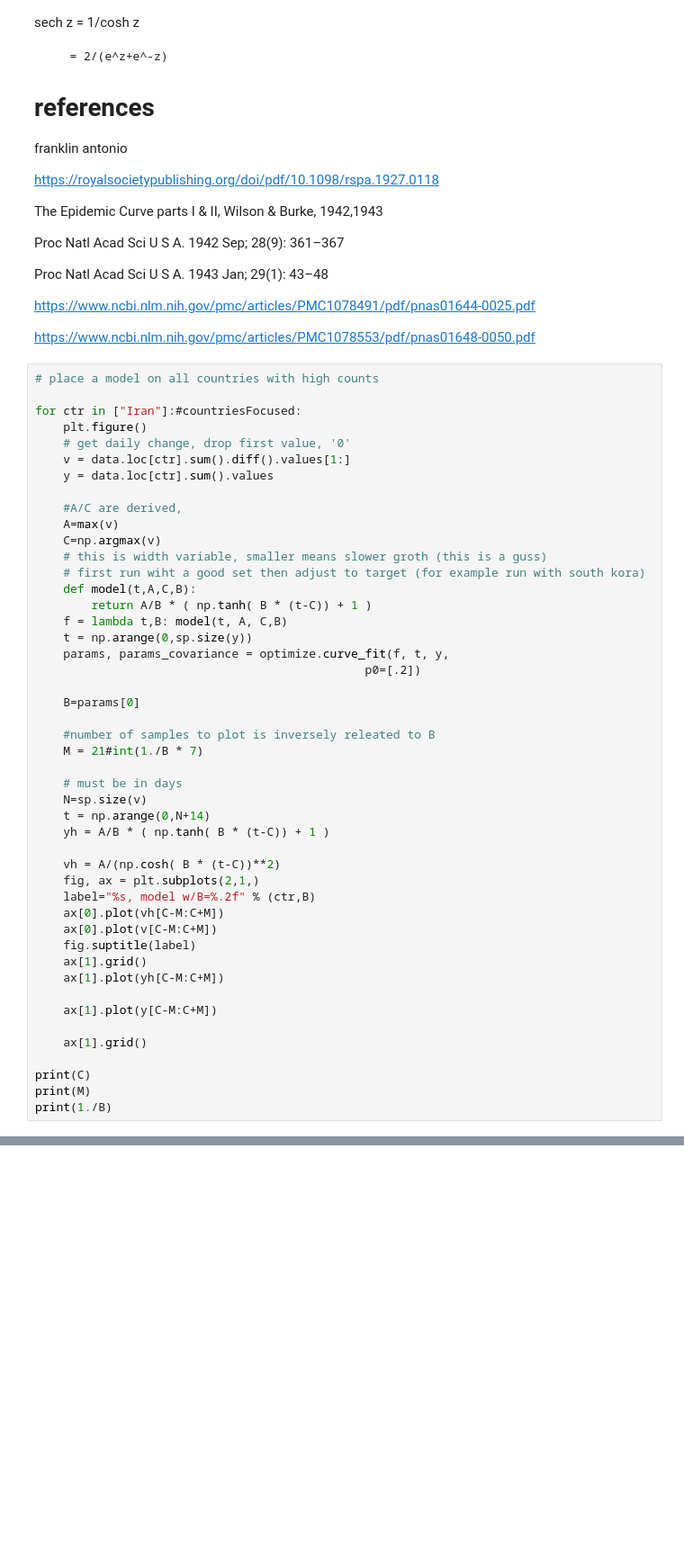
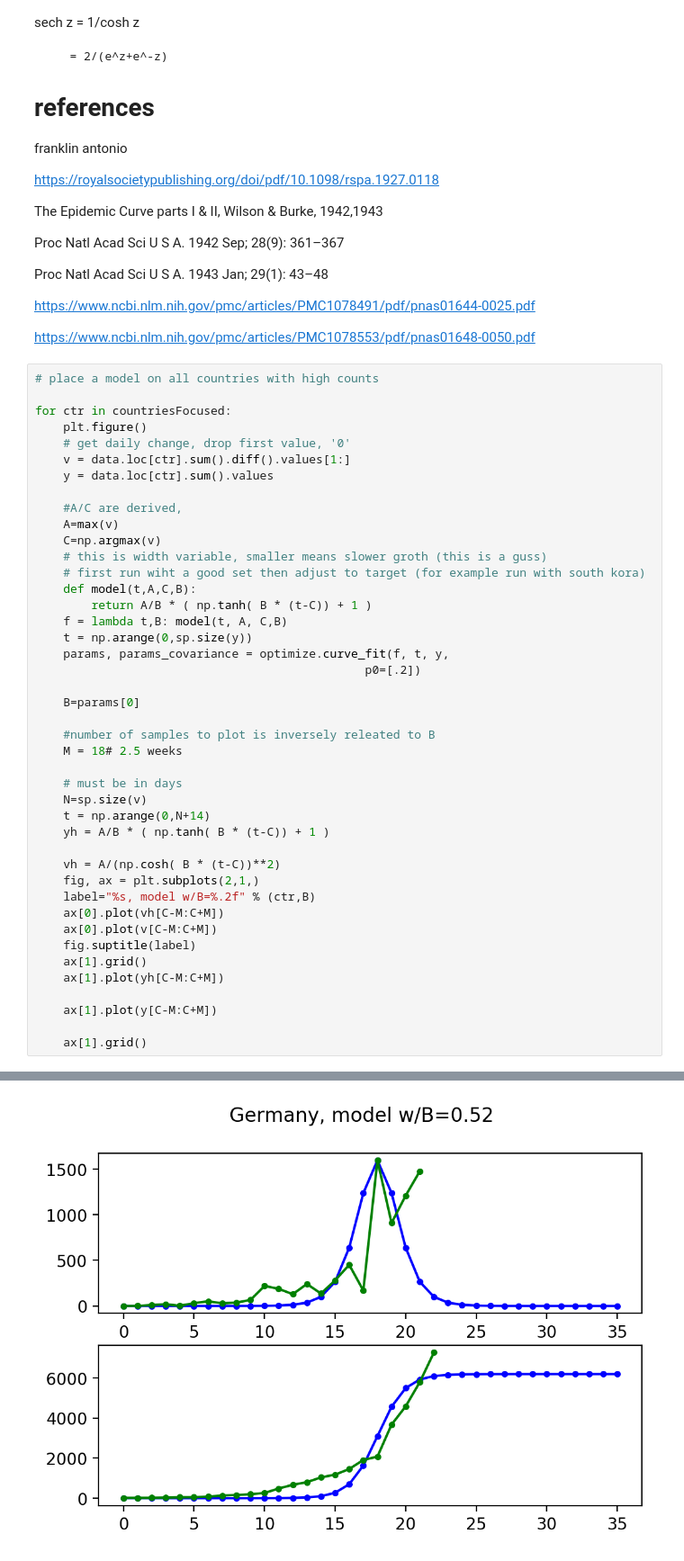
Before and after one commit to raysalem/sars-cov-19, a Jupyter notebook: cov-19.ipynb, the cells around one changed output, grey strips where cells are left out. Shown at 90% size. Saved outputs shown, nothing was run; the diff lists cells and outputs as text; blank space fills up the shorter version.

```diff
--- a/cov-19.ipynb
+++ b/cov-19.ipynb
@@ -391,7 +391,7 @@ https://www.ncbi.nlm.nih.gov/pmc/articles/PMC1078553/pdf/pnas01648-0050.pdf
 # %%
 # place a model on all countries with high counts
 
-for ctr in ["Iran"]:#countriesFocused:
+for ctr in countriesFocused:
     plt.figure()
     # get daily change, drop first value, '0'
     v = data.loc[ctr].sum().diff().values[1:]
@@ -412,7 +412,7 @@ for ctr in ["Iran"]:#countriesFocused:
     B=params[0]
 
     #number of samples to plot is inversely releated to B
-    M = 21#int(1./B * 7)
+    M = 18# 2.5 weeks
 
     # must be in days
     N=sp.size(v)
@@ -431,8 +431,4 @@ for ctr in ["Iran"]:#countriesFocused:
     ax[1].plot(y[C-M:C+M])
 
     ax[1].grid()
-
-print(C)
-print(M)
-print(1./B)
 # %% [output]
@@ -442 +436,2 @@ print(1./B)
+[figure, new version]
 <Figure size 1200x800 with 0 Axes>
```
Also changed, not shown: parts of 1 cell of this notebook.
